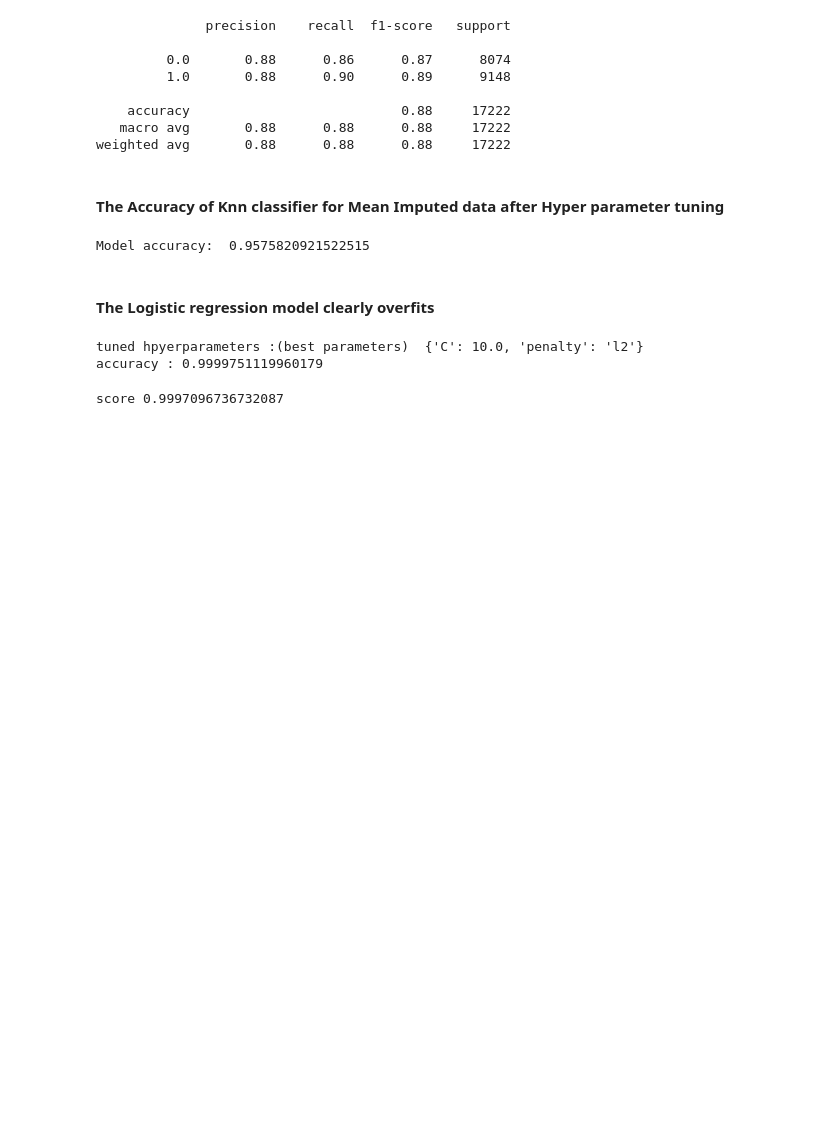
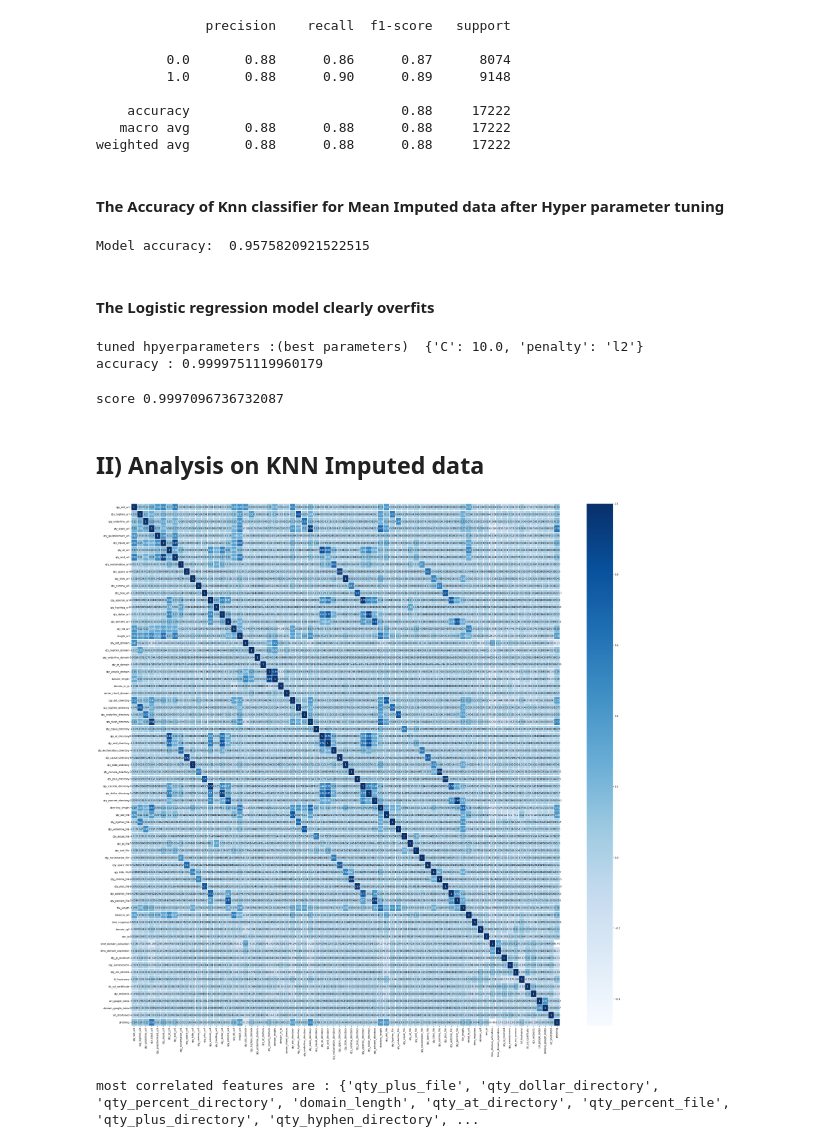
Before and after one commit to SaiGowtham-11/Customer-Analysis-and-Segementation, a Jupyter notebook: Milestone3Final.ipynb, the cells around one changed output. Saved outputs shown, nothing was run; the diff lists cells and outputs as text; code cells hidden in the pictures; blank space fills up the shorter version.

Commit message:
added KNN imputed data model hypertuning

```diff
--- a/Milestone3Final.ipynb
+++ b/Milestone3Final.ipynb
@@ -769,3 +773,28 @@ logreg2.fit(X_train1,y_train1)
 print("score",logreg2.score(X_test1,y_test1))
 # %% [output]
 score 0.9997096736732087
+# %% [markdown]
+## II) Analysis on KNN Imputed data
+# %%
+df_knn=pd.read_csv("knn_imputed_dataset.csv")
+# %%
+# Heatmap for knn impurted dataset
+plt.figure(figsize=(40,40))
+sns.heatmap(df_knn.corr(),annot=True,linewidths="0.3",cmap="Blues")
+plt.show()
+# %% [output]
+[figure, added]
+# %%
+# We don’t want highly correlated features in your dataset because they provide the same information
+
+correlated_features = set()
+correlation_matrix = df_knn.drop('phishing', axis=1).corr()
+
+for i in range(len(correlation_matrix.columns)):
+    for j in range(i):
+        if abs(correlation_matrix.iloc[i, j]) > 0.8:
+            colname = correlation_matrix.columns[i]
+            correlated_features.add(colname)
+print("most correlated features are :",correlated_features)
+# %% [output]
+most correlated features are : {'qty_plus_file', 'qty_dollar_directory', 'qty_percent_directory', 'domain_length', 'qty_at_directory', 'qty_percent_file', 'qty_plus_directory', 'qty_hyphen_directory', ...
```
Also changed, not shown: parts of 24 cells of this notebook.
